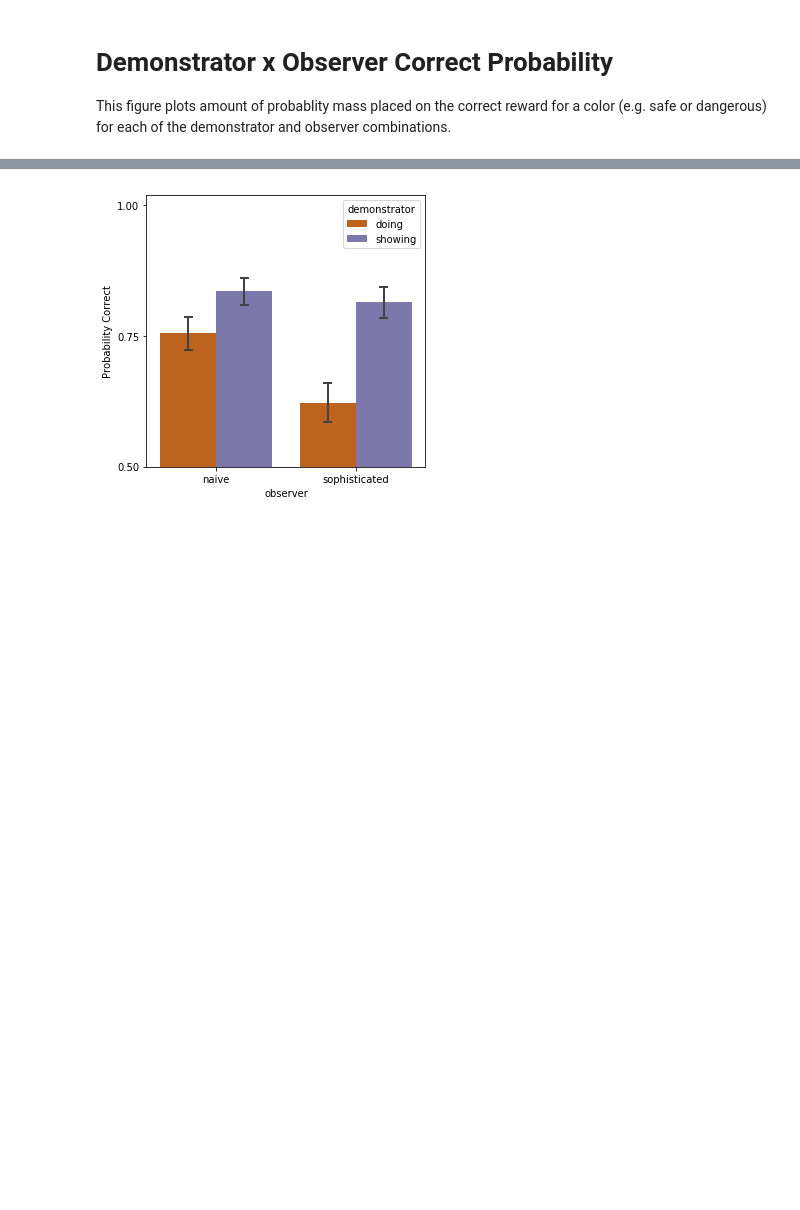
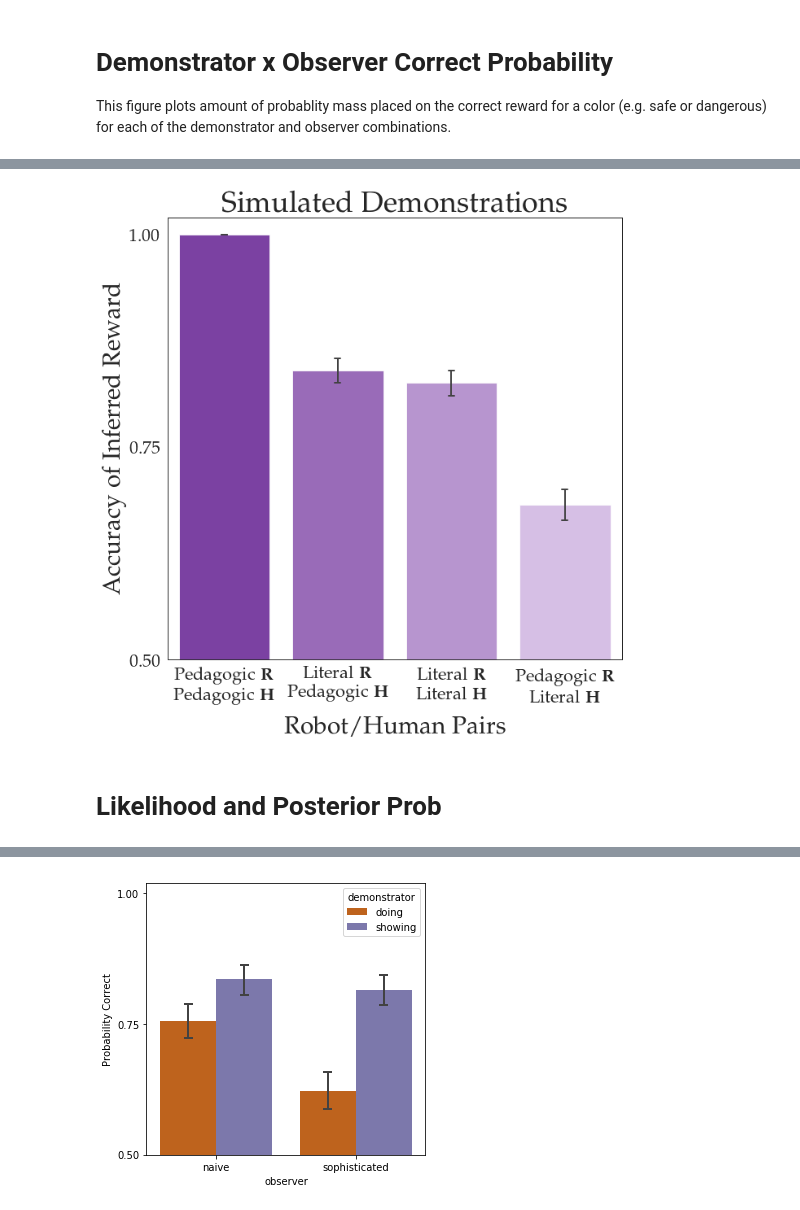
Before and after one commit to smilli/pedagogy-exps, a Jupyter notebook: Visualizations.ipynb, the cells around one changed output, grey strips where cells are left out. Saved outputs shown, nothing was run; the diff lists cells and outputs as text; code cells hidden in the pictures; blank space fills up the shorter version.

```diff
--- a/Visualizations.ipynb
+++ b/Visualizations.ipynb
@@ -112,0 +115,8 @@ _ = ax.set_ylabel('Probability on Correct Reward')
+# %%
+sim_data = load_data(path_to_sim_data)
+# %%
+plot_data(sim_data, title='Simulated Demonstrations', filename='sim_results')
+# %% [output]
+[figure, added]
+# %% [markdown]
+# Likelihood and Posterior Prob
```
Also changed, not shown: parts of 13 cells of this notebook, 1 other file.
